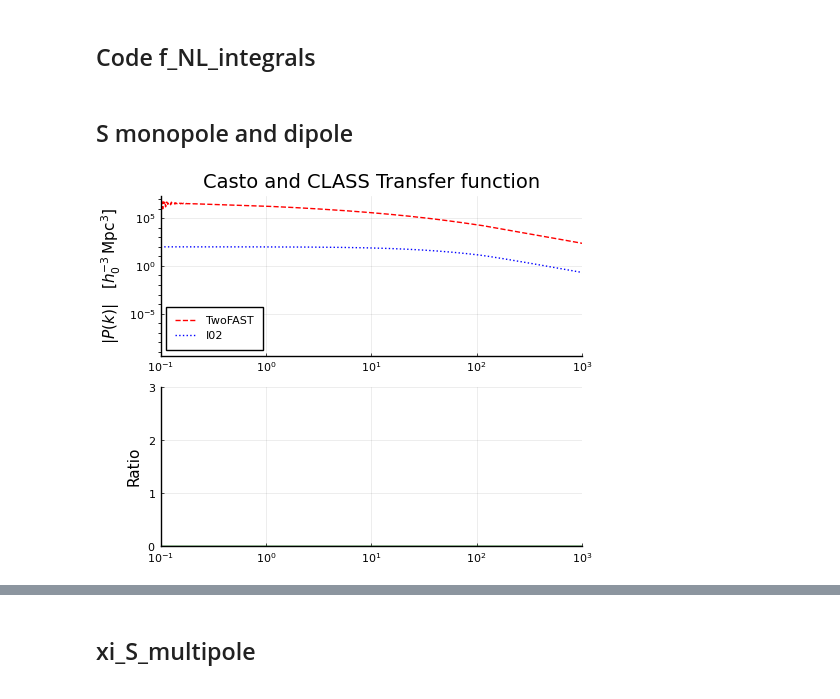
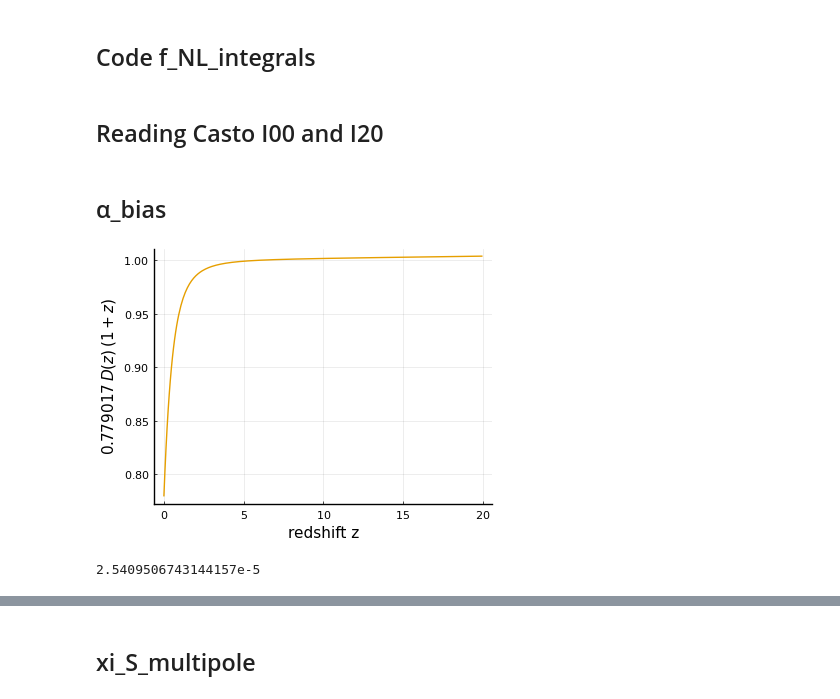
Before and after one commit to foglienimatteo/GaPSE.jl, a Jupyter notebook: ipynbs/Real_f_NL.ipynb, the cells around one changed output, grey strips where cells are left out. Cells and saved outputs as stored; diff of their text form; code cells hidden in the pictures.

```diff
--- a/ipynbs/Real_f_NL.ipynb
+++ b/ipynbs/Real_f_NL.ipynb
@@ -271,5 +272,5 @@ function (Iln::f_NL_IntegralIPS)(x)
           return Iln.spline(x)
      end
 end;
-# %% [markdown]
-## S monopole and dipole
+# %% [markdown]
+## Reading Casto I00 and I20
@@ -276 +280,9 @@ end;
+# %% [markdown]
+## α_bias
+# %%
+zs = range(0, 20, length=300)
+plot(zs, [0.779017*cosmo.D_of_s(cosmo.s_of_z(z)) * (1+z) for z in zs],
+    label=false, size=(400, 300), ylabel=L"0.779017 \,  D(z) \, (1+z)", xlabel="redshift z")
+# %% [output]
+[figure, added]
 # %%
@@ -283,28 +293,5 @@ function α_bias(k, cosmo::GaPSE.Cosmology)
 end;
-# %%
-rs, xis = xicalc(k -> cosmo.IPS(k) * α_bias(k, cosmo), 0, 0;
-            N = 1024, kmin = 1e-4, kmax = 1e3, r0 = 0.1)
-xs_1 = rs
-ys_1 = abs.(xis) .* 1e10
-xs_2 = rs
-ys_2 = [abs(cosmo.tools.I02(s)) * s^2 for s in rs]
-spline = Spline1D(xs_2, ys_2)
-
-p1 = plot([xs_1, xs_2], [abs.(ys_1), abs.(ys_2)],
-    xaxis=:log, yaxis=:log, xlims=(0.1, 1e3),
-    lc=[:red :blue], #yticks = 10.0 .^ [i for i in 2:5],
-    title = "Casto and CLASS Transfer function",
-    label=["TwoFAST" "I02"], ls=[:dash :dot],
-    ylabel = L"|P(k)| \quad [h_0^{-3}\,\mathrm{Mpc}^3]",
-    legend=:bottomleft)
-
-p2 = plot(xs_1, spline.(xs_1) ./ ys_1,
-    ylabel="Ratio", lc=:green,
-    xaxis=:log, xlims=(0.1, 1e3),
-    ylim=(0,3),
-    legend=false,
-    #xlabel=L"$k \quad [h_0 \,\mathrm{Mpc}^{-1}]$",
-    )
-P = plot(p1, p2, size=(500, 400), layout= @layout [ x ; y  ] )
-# %% [output]
-[figure, removed]
+# %%
+α_bias(1,1,cosmo)
+# %% [output]
+2.5409506743144157e-5
```
Also changed, not shown: parts of 9 cells of this notebook.
